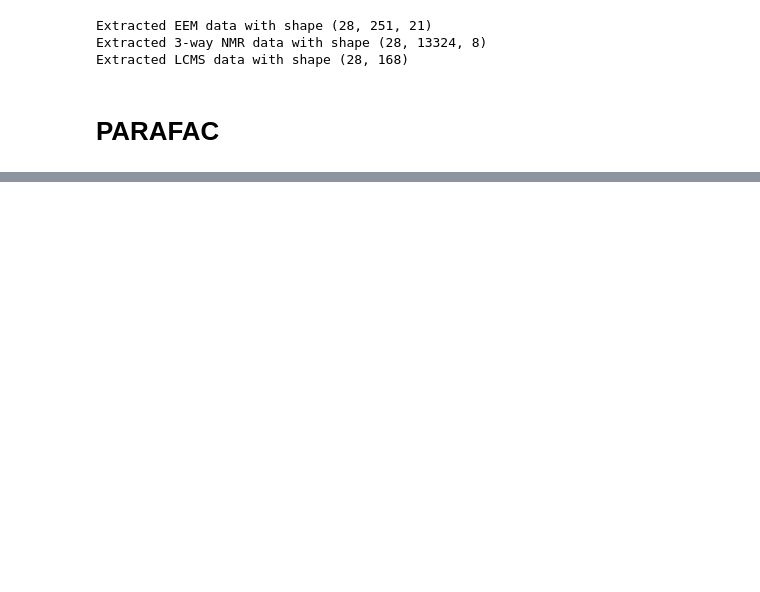
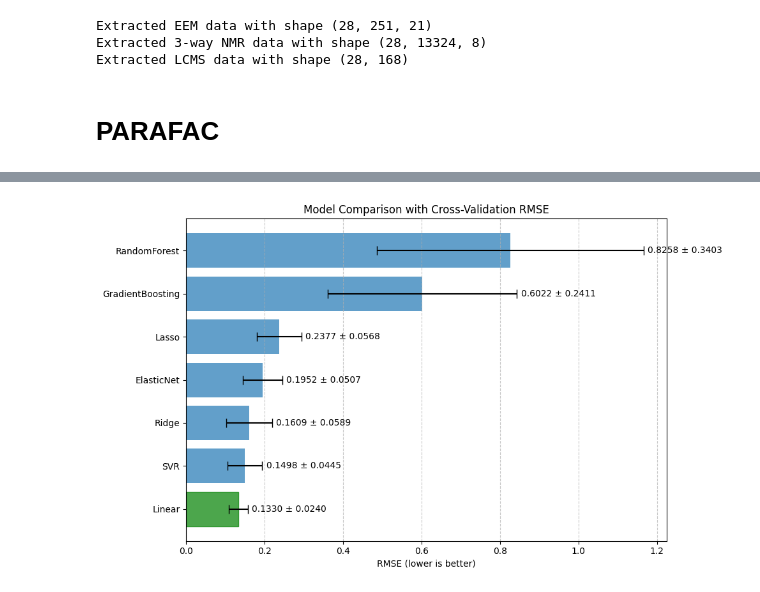
Before and after one commit to DIlyess/JODA_Multivariate_Analysis, a Jupyter notebook: notebooks/prediction.ipynb, the cells around one changed output, grey strips where cells are left out. Saved outputs shown, nothing was run; the diff lists cells and outputs as text; code cells hidden in the pictures; blank space fills up the shorter version.

```diff
--- a/notebooks/prediction.ipynb
+++ b/notebooks/prediction.ipynb
@@ -125,0 +258,5 @@ R² moyen en validation croisée : 0.8554
+# %%
+selector.plot_model_comparison()
+plt.show()
+# %% [output]
+[figure, added]
```
Also changed, not shown: parts of 21 cells of this notebook, 1 other file.
